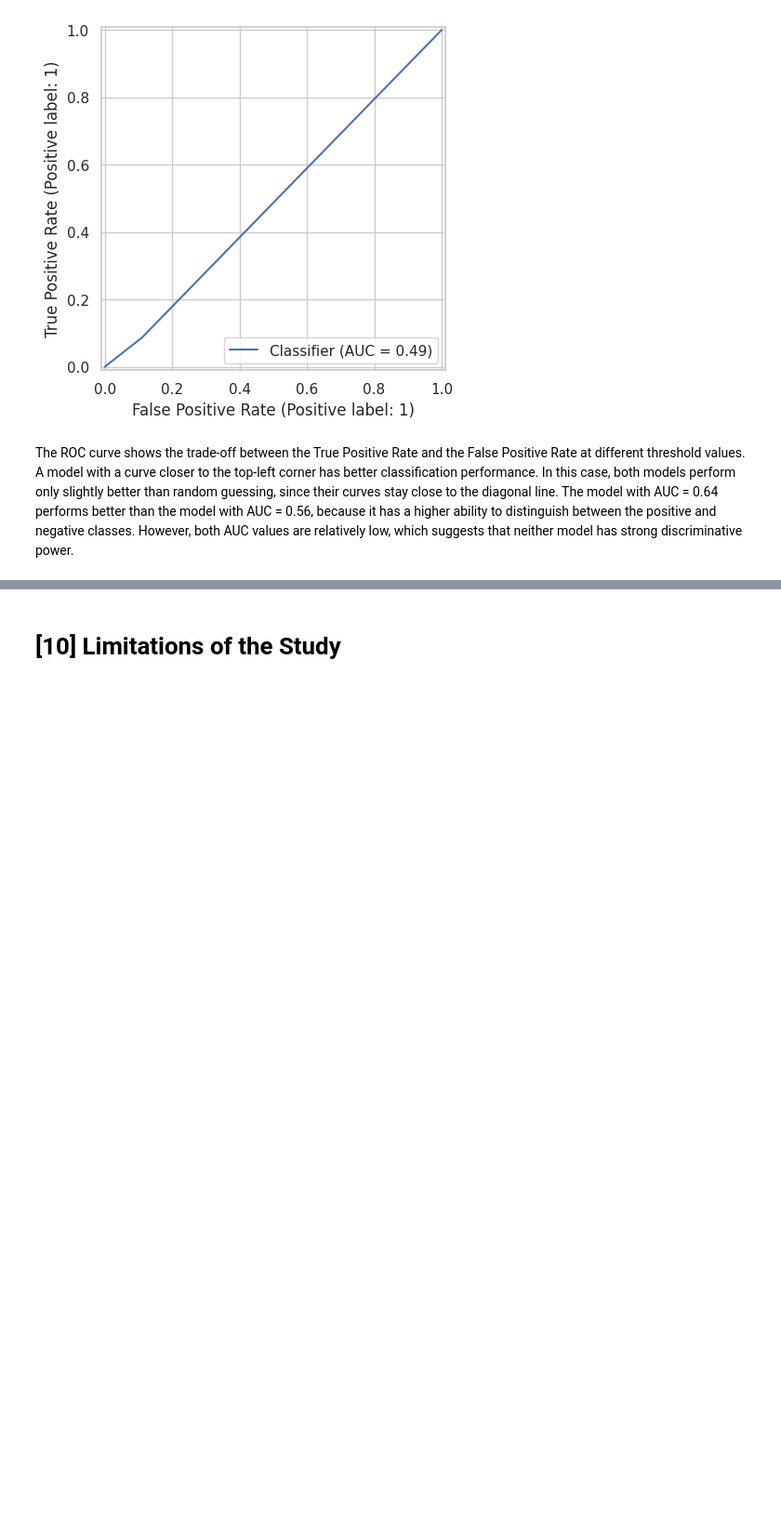
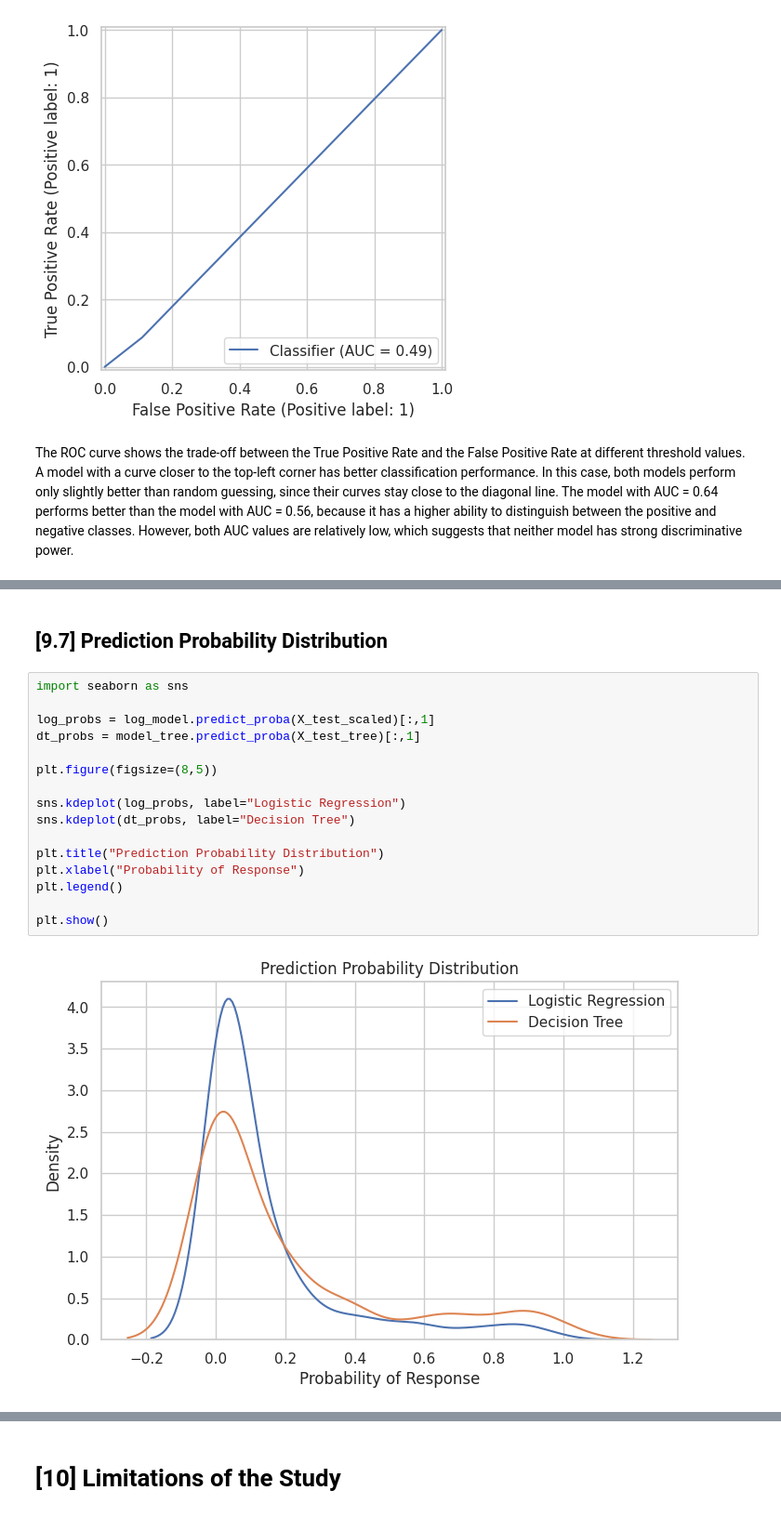
Before and after one commit to Luke-Dev-Tech/Business_intelligence_and_data-mining, a Jupyter notebook: BI_Project.ipynb, the cells around one changed output, grey strips where cells are left out. Shown at 93% size. Saved outputs shown, nothing was run; the diff lists cells and outputs as text; blank space fills up the shorter version.

Commit message:
Abdullah - Model comparison

```diff
--- a/BI_Project.ipynb
+++ b/BI_Project.ipynb
@@ -1739,0 +1797,20 @@ The model with AUC = 0.64 performs better than the model with AUC = 0.56, becaus
+# %% [markdown]
+## [9.7] Prediction Probability Distribution
+# %%
+import seaborn as sns
+
+log_probs = log_model.predict_proba(X_test_scaled)[:,1]
+dt_probs = model_tree.predict_proba(X_test_tree)[:,1]
+
+plt.figure(figsize=(8,5))
+
+sns.kdeplot(log_probs, label="Logistic Regression")
+sns.kdeplot(dt_probs, label="Decision Tree")
+
+plt.title("Prediction Probability Distribution")
+plt.xlabel("Probability of Response")
+plt.legend()
+
+plt.show()
+# %% [output]
+[figure, added]
```
Also changed, not shown: parts of 11 cells of this notebook.
